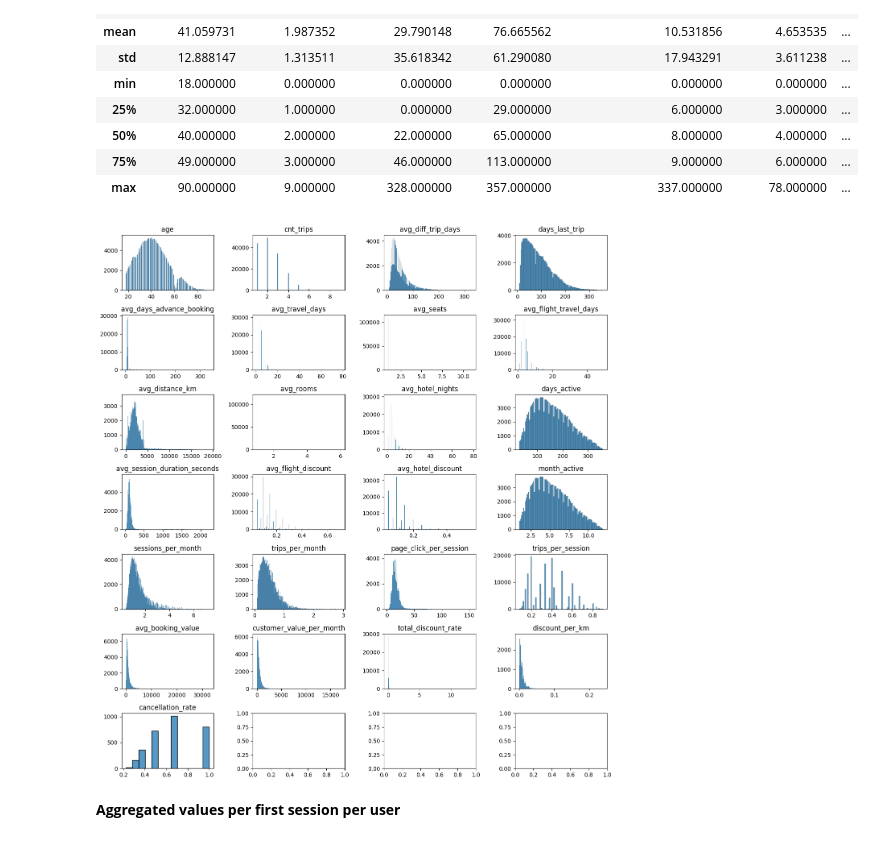
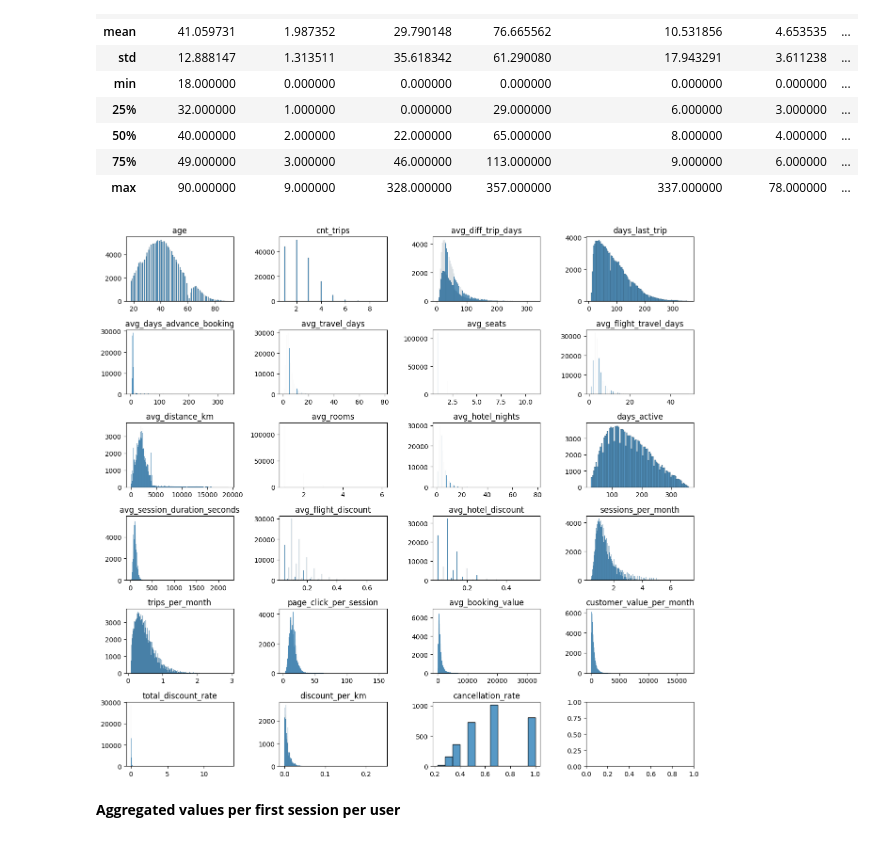
Before and after one commit to bfreiheit/customer_segmentation, a Jupyter notebook: notebooks/EDA.ipynb, the cells around one changed output. Saved outputs shown, nothing was run; the diff lists cells and outputs as text; code cells hidden in the pictures.

Commit message:
fix hotel price calculation; improve data model documentation

```diff
--- a/notebooks/EDA.ipynb
+++ b/notebooks/EDA.ipynb
@@ -70,7 +70,7 @@ cohort['customer_value_per_month'] = cohort['total_booking_value'] / cohort['mon
 
 # total discount rate
 cohort['total_discount_rate'] = round((cohort['sum_flight_discount'] + cohort['sum_hotel_discount']) /
-                                      (cohort['sum_flight_price'] + cohort['sum_hotel_price']), 2)
+                                      cohort['total_booking_value'], 2)
 cohort['discount_per_km'] = cohort['sum_flight_discount'] / cohort['sum_distance_km']
 
 cohort['cancellation_rate'] = cohort['cnt_cancellations'] / cohort['cnt_trips']
@@ -141,9 +156,9 @@ cohort[numeric_cols].describe()
 | 75% | 49.000000 | 3.000000 | 46.000000 | 113.000000 | 9.000000 | 6.000000 | ... |
 | max | 90.000000 | 9.000000 | 328.000000 | 357.000000 | 337.000000 | 78.000000 | ... |
 # %%
-functions.plot_univariate_series(df=cohort, metrics=numeric_cols.to_list(), n_cols=4, plot_type=sns.histplot)
+functions.plot_univariate_series(df=cohort, metrics=numeric_cols.drop('month_active').to_list(), n_cols=4, plot_type=sns.histplot)
 # %% [output]
-[figure, old version]
+[figure, new version]
 # %% [markdown]
 **Aggregated values per first session per user**
 # %%
```
Also changed, not shown: parts of 2 cells of this notebook, 5 other files.
